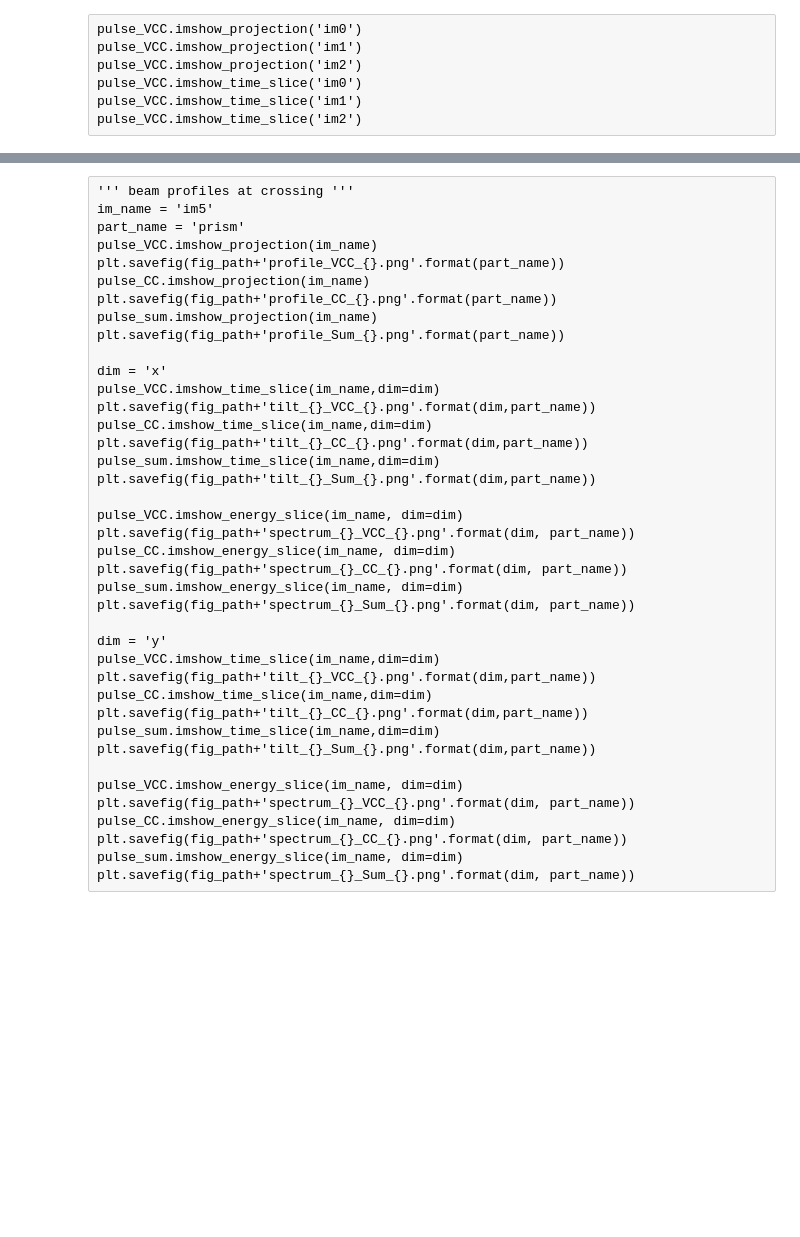
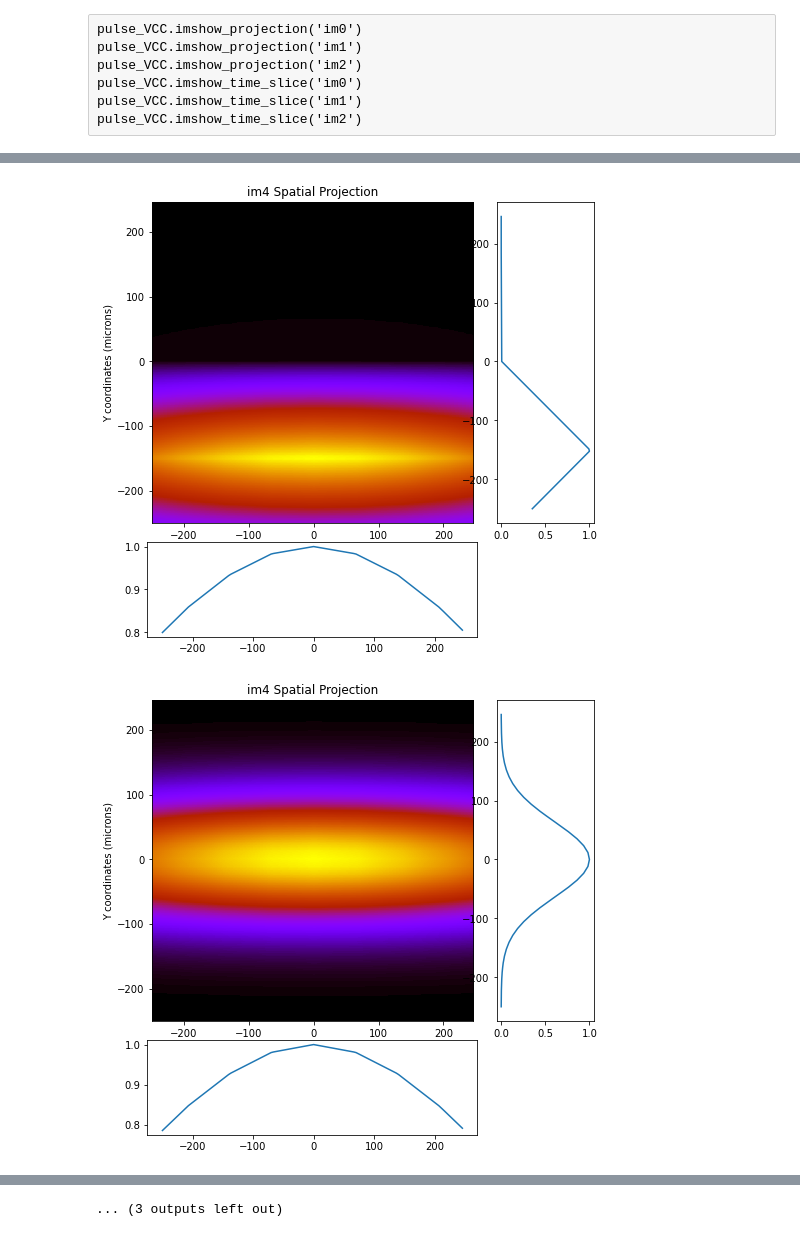
Before and after one commit to nanw0321/Fringe_crossing_interference_pattern, a Jupyter notebook: Ver_LCLS-spectrometer_ray_tracing.ipynb, the cells around one changed output, grey strips where cells are left out. Cells and saved outputs as stored; diff of their text form; code cells hidden in the pictures; blank space fills up the shorter version.

```diff
--- a/Ver_LCLS-spectrometer_ray_tracing.ipynb
+++ b/Ver_LCLS-spectrometer_ray_tracing.ipynb
@@ -344,7 +339,7 @@ plt.savefig(fig_path+'spectrum_{}_CC_{}.png'.format(dim, part_name))
 # %%
 ''' beam profiles after spectrometer '''
 im_name = 'im4'
-part_name = '3.spectrometer'
+part_name = '3.crossing'
 
 pulse_VCC.imshow_projection(im_name)
 plt.savefig(fig_path+'profile_VCC_{}.png'.format(part_name))
@@ -355,30 +350,33 @@ plt.savefig(fig_path+'profile_Sum_{}.png'.format(part_name))
 
 dim = 'x'
 pulse_VCC.imshow_time_slice(im_name,dim=dim)
 plt.savefig(fig_path+'tilt_{}_VCC_{}.png'.format(dim,part_name))
 pulse_CC.imshow_time_slice(im_name,dim=dim)
 plt.savefig(fig_path+'tilt_{}_CC_{}.png'.format(dim,part_name))
 pulse_sum.imshow_time_slice(im_name,dim=dim)
 plt.savefig(fig_path+'tilt_{}_Sum_{}.png'.format(dim,part_name))
 
 pulse_VCC.imshow_energy_slice(im_name, dim=dim)
 plt.savefig(fig_path+'spectrum_{}_VCC_{}.png'.format(dim, part_name))
 pulse_CC.imshow_energy_slice(im_name, dim=dim)
 plt.savefig(fig_path+'spectrum_{}_CC_{}.png'.format(dim, part_name))
 pulse_sum.imshow_energy_slice(im_name, dim=dim)
 plt.savefig(fig_path+'spectrum_{}_Sum_{}.png'.format(dim, part_name))
 
 dim = 'y'
 pulse_VCC.imshow_time_slice(im_name,dim=dim)
 plt.savefig(fig_path+'tilt_{}_VCC_{}.png'.format(dim,part_name))
 pulse_CC.imshow_time_slice(im_name,dim=dim)
 plt.savefig(fig_path+'tilt_{}_CC_{}.png'.format(dim,part_name))
 pulse_sum.imshow_time_slice(im_name,dim=dim)
 plt.savefig(fig_path+'tilt_{}_Sum_{}.png'.format(dim,part_name))
 
 pulse_VCC.imshow_energy_slice(im_name, dim=dim)
 plt.savefig(fig_path+'spectrum_{}_VCC_{}.png'.format(dim, part_name))
 pulse_CC.imshow_energy_slice(im_name, dim=dim)
 plt.savefig(fig_path+'spectrum_{}_CC_{}.png'.format(dim, part_name))
 pulse_sum.imshow_energy_slice(im_name, dim=dim)
 plt.savefig(fig_path+'spectrum_{}_Sum_{}.png'.format(dim, part_name))
+# %% [output]
+[figure, added]
+[figure, added]
@@ -385,43 +393,4 @@ plt.savefig(fig_path+'spectrum_{}_Sum_{}.png'.format(dim, part_name))
+... (3 outputs left out)
-# %% [raw]
-''' beam profiles at crossing '''
-im_name = 'im5'
-part_name = 'prism'
-pulse_VCC.imshow_projection(im_name)
-plt.savefig(fig_path+'profile_VCC_{}.png'.format(part_name))
-pulse_CC.imshow_projection(im_name)
-plt.savefig(fig_path+'profile_CC_{}.png'.format(part_name))
-pulse_sum.imshow_projection(im_name)
-plt.savefig(fig_path+'profile_Sum_{}.png'.format(part_name))
-
-dim = 'x'
-pulse_VCC.imshow_time_slice(im_name,dim=dim)
-plt.savefig(fig_path+'tilt_{}_VCC_{}.png'.format(dim,part_name))
-pulse_CC.imshow_time_slice(im_name,dim=dim)
-plt.savefig(fig_path+'tilt_{}_CC_{}.png'.format(dim,part_name))
-pulse_sum.imshow_time_slice(im_name,dim=dim)
-plt.savefig(fig_path+'tilt_{}_Sum_{}.png'.format(dim,part_name))
-
-pulse_VCC.imshow_energy_slice(im_name, dim=dim)
-plt.savefig(fig_path+'spectrum_{}_VCC_{}.png'.format(dim, part_name))
-pulse_CC.imshow_energy_slice(im_name, dim=dim)
-plt.savefig(fig_path+'spectrum_{}_CC_{}.png'.format(dim, part_name))
-pulse_sum.imshow_energy_slice(im_name, dim=dim)
-plt.savefig(fig_path+'spectrum_{}_Sum_{}.png'.format(dim, part_name))
-
-dim = 'y'
-pulse_VCC.imshow_time_slice(im_name,dim=dim)
-plt.savefig(fig_path+'tilt_{}_VCC_{}.png'.format(dim,part_name))
-pulse_CC.imshow_time_slice(im_name,dim=dim)
-plt.savefig(fig_path+'tilt_{}_CC_{}.png'.format(dim,part_name))
-pulse_sum.imshow_time_slice(im_name,dim=dim)
-plt.savefig(fig_path+'tilt_{}_Sum_{}.png'.format(dim,part_name))
-
-pulse_VCC.imshow_energy_slice(im_name, dim=dim)
-plt.savefig(fig_path+'spectrum_{}_VCC_{}.png'.format(dim, part_name))
-pulse_CC.imshow_energy_slice(im_name, dim=dim)
-plt.savefig(fig_path+'spectrum_{}_CC_{}.png'.format(dim, part_name))
-pulse_sum.imshow_energy_slice(im_name, dim=dim)
-plt.savefig(fig_path+'spectrum_{}_Sum_{}.png'.format(dim, part_name))
 # %%
 import winsound
 winsound.PlaySound("*", winsound.SND_ALIAS)
```
Also changed, not shown: parts of 13 cells of this notebook, 41 other files.
